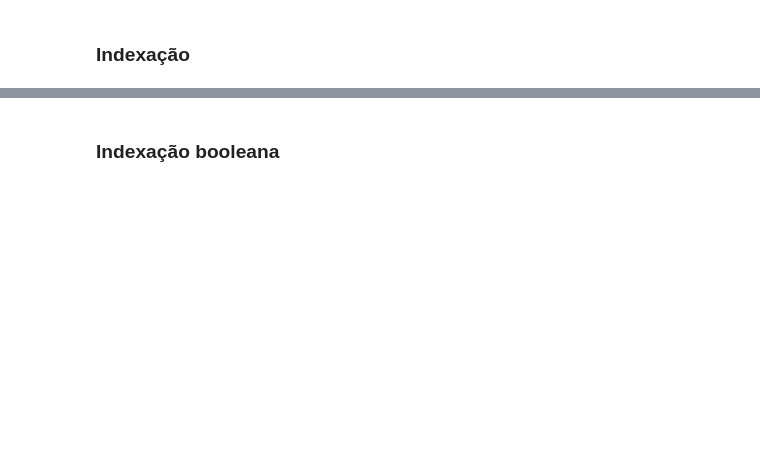
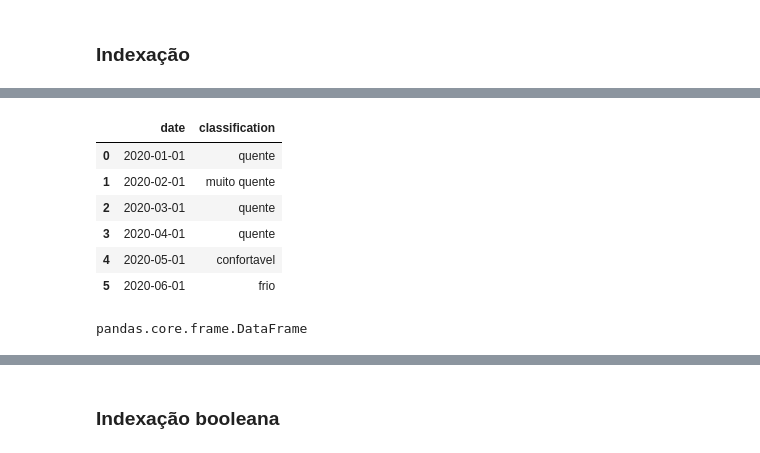
Before and after one commit to odcolares/CientistaDeDados, a Jupyter notebook: [IGTI]_Bootcamp_Módulo_2NV.ipynb, the cells around one changed output, grey strips where cells are left out. Saved outputs shown, nothing was run; the diff lists cells and outputs as text; code cells hidden in the pictures; blank space fills up the shorter version.

```diff
--- a/[IGTI]_Bootcamp_Módulo_2NV.ipynb
+++ b/[IGTI]_Bootcamp_Módulo_2NV.ipynb
@@ -701,6 +755,6 @@ df.info()
 # %%
-# nomes das colunas
-df.columns
+# Renomear os nomes das colunas
+df.columns = ['date','temperatura','classification']
 # %% [markdown]
 ### **Indexação**
 # %%
@@ -717,6 +813,18 @@ df[['date', 'classification', 'temperatura']]
+# %%
+df[['date', 'classification']]
+# %% [output]
+|  | date | classification |
+| 0 | 2020-01-01 | quente |
+| 1 | 2020-02-01 | muito quente |
+| 2 | 2020-03-01 | quente |
+| 3 | 2020-04-01 | quente |
+| 4 | 2020-05-01 | confortavel |
+| 5 | 2020-06-01 | frio |
 # %%
 # tipo
 type(df[['date', 'classification']])
+# %% [output]
+pandas.core.frame.DataFrame
 # %%
 # iloc
 df.iloc
```
Also changed, not shown: parts of 25 cells of this notebook.
